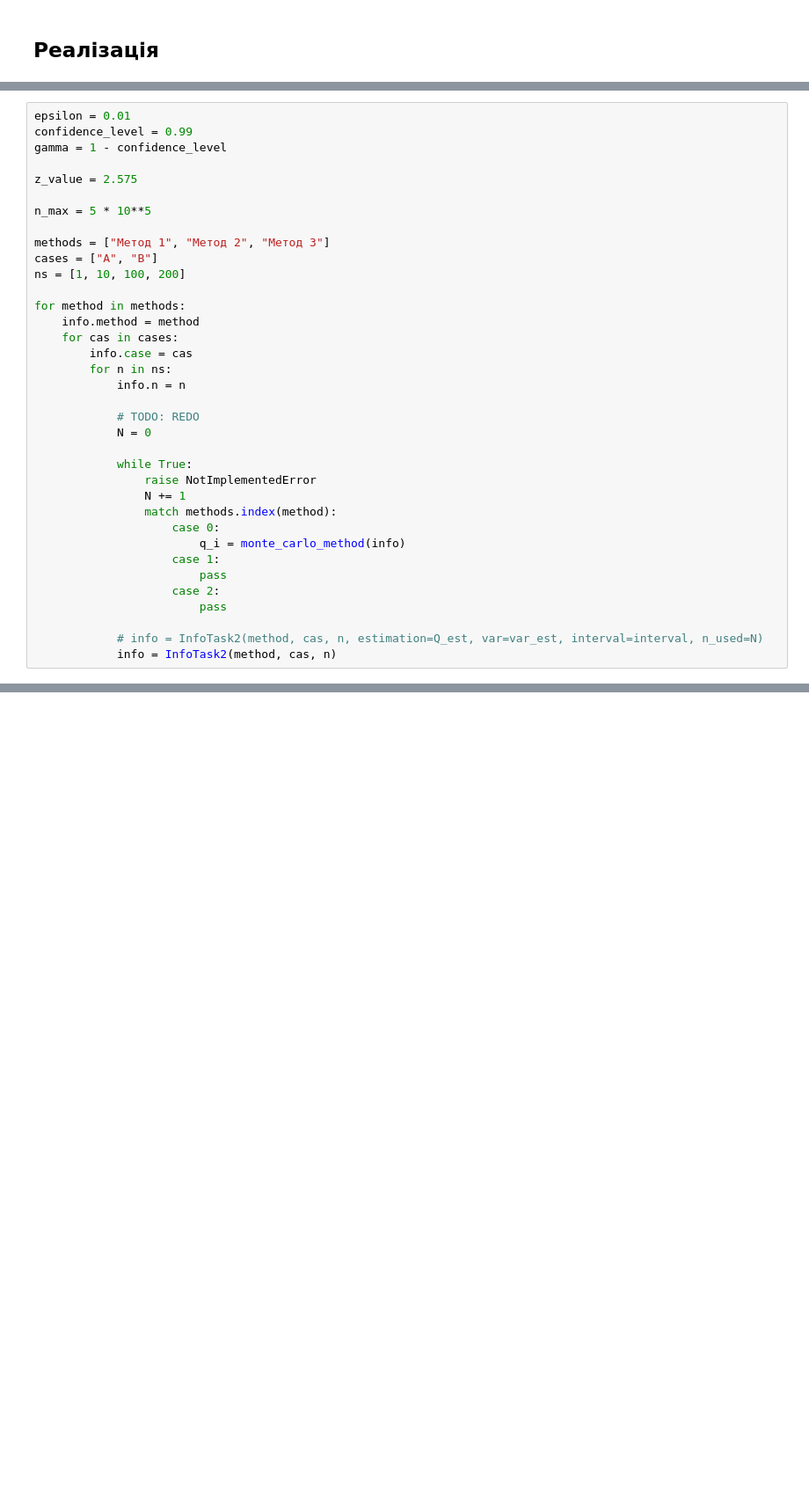
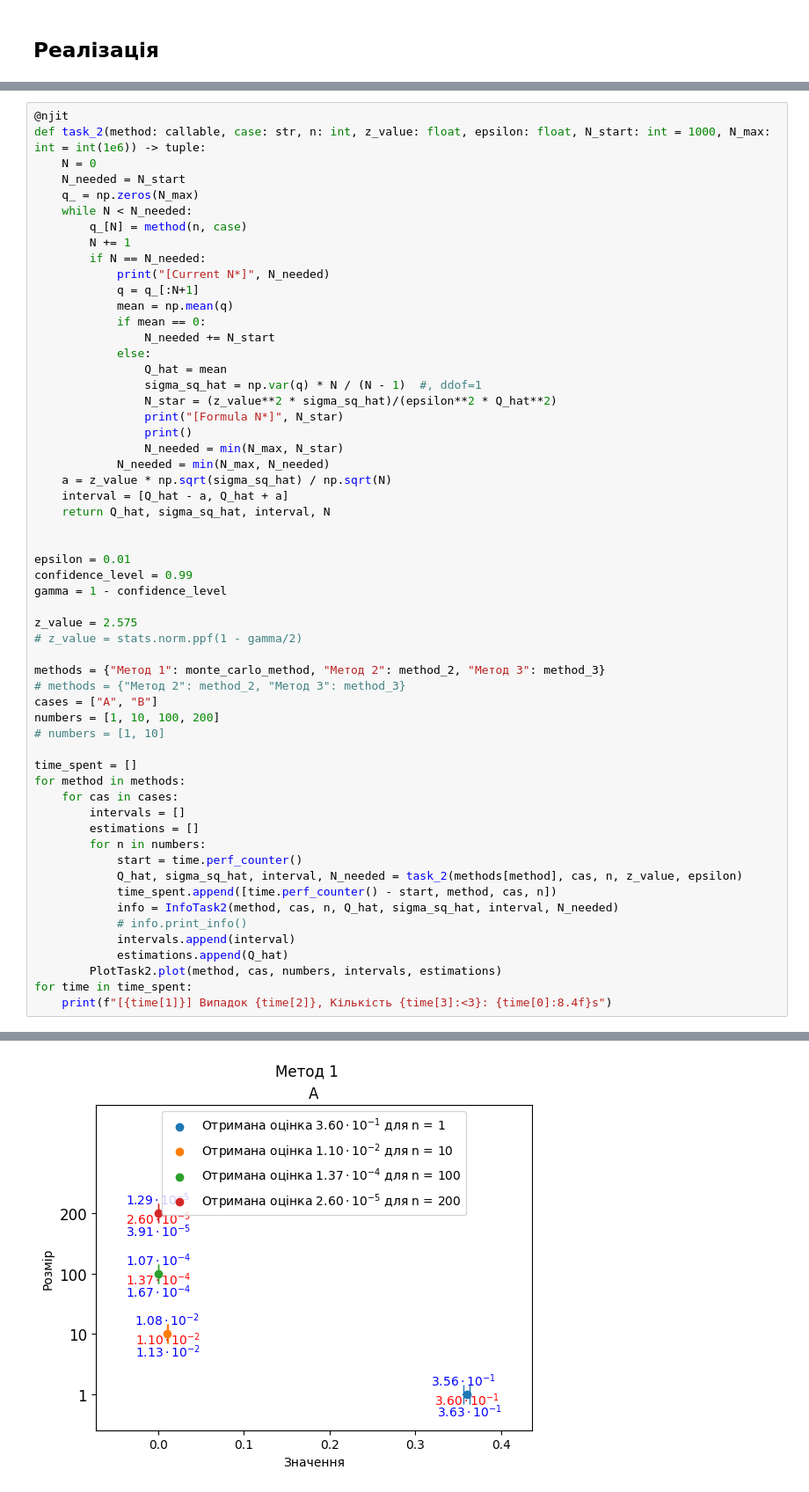
Before and after one commit to KlymentievMaksym/MathStatMethods, a Jupyter notebook: Estimation and Confidence Intervals/Lab1.ipynb, the cells around one changed output, grey strips where cells are left out. Shown at 88% size. Saved outputs shown, nothing was run; the diff lists cells and outputs as text; blank space fills up the shorter version.

```diff
--- a/Estimation and Confidence Intervals/Lab1.ipynb
+++ b/Estimation and Confidence Intervals/Lab1.ipynb
@@ -439,37 +516,58 @@ def monte_carlo_method(info: InfoTask2):
 # %%
+@njit
+def task_2(method: callable, case: str, n: int, z_value: float, epsilon: float, N_start: int = 1000, N_max: int = int(1e6)) -> tuple:
+    N = 0
+    N_needed = N_start
+    q_ = np.zeros(N_max)
+    while N < N_needed:
+        q_[N] = method(n, case)
+        N += 1
+        if N == N_needed:
+            print("[Current N*]", N_needed)
+            q = q_[:N+1]
+            mean = np.mean(q)
+            if mean == 0:
+                N_needed += N_start
+            else:
+                Q_hat = mean
+                sigma_sq_hat = np.var(q) * N / (N - 1)  #, ddof=1
+                N_star = (z_value**2 * sigma_sq_hat)/(epsilon**2 * Q_hat**2)
+                print("[Formula N*]", N_star)
+                print()
+                N_needed = min(N_max, N_star)
+            N_needed = min(N_max, N_needed)
+    a = z_value * np.sqrt(sigma_sq_hat) / np.sqrt(N)
+    interval = [Q_hat - a, Q_hat + a]
+    return Q_hat, sigma_sq_hat, interval, N
+
+
 epsilon = 0.01
 confidence_level = 0.99
 gamma = 1 - confidence_level
 
 z_value = 2.575
+# z_value = stats.norm.ppf(1 - gamma/2)
 
-n_max = 5 * 10**5
+methods = {"Метод 1": monte_carlo_method, "Метод 2": method_2, "Метод 3": method_3}
+# methods = {"Метод 2": method_2, "Метод 3": method_3}
+cases = ["A", "B"]
+numbers = [1, 10, 100, 200]
+# numbers = [1, 10]
 
-methods = ["Метод 1", "Метод 2", "Метод 3"]
-cases = ["A", "B"]
-ns = [1, 10, 100, 200]
-
+time_spent = []
 for method in methods:
-    info.method = method
     for cas in cases:
-        info.case = cas
-        for n in ns:
-            info.n = n
-
-            # TODO: REDO
-            N = 0
-
-            while True:
-                raise NotImplementedError
-                N += 1
-                match methods.index(method):
-                    case 0:
-                        q_i = monte_carlo_method(info)
-                    case 1:
-                        pass
-                    case 2:
-                        pass
-
-            # info = InfoTask2(method, cas, n, estimation=Q_est, var=var_est, interval=interval, n_used=N)
-            info = InfoTask2(method, cas, n)
+        intervals = []
+        estimations = []
+        for n in numbers:
+            start = time.perf_counter()
+            Q_hat, sigma_sq_hat, interval, N_needed = task_2(methods[method], cas, n, z_value, epsilon)
+            time_spent.append([time.perf_counter() - start, method, cas, n])
+            info = InfoTask2(method, cas, n, Q_hat, sigma_sq_hat, interval, N_needed)
+            # info.print_info()
+            intervals.append(interval)
+            estimations.append(Q_hat)
+        PlotTask2.plot(method, cas, numbers, intervals, estimations)
+for time in time_spent:
+    print(f"[{time[1]}] Випадок {time[2]}, Кількість {time[3]:<3}: {time[0]:8.4f}s")
 # %% [output]
@@ -476,0 +591 @@ NotImplementedError:
+[figure, added]
```
Also changed, not shown: parts of 15 cells of this notebook.
